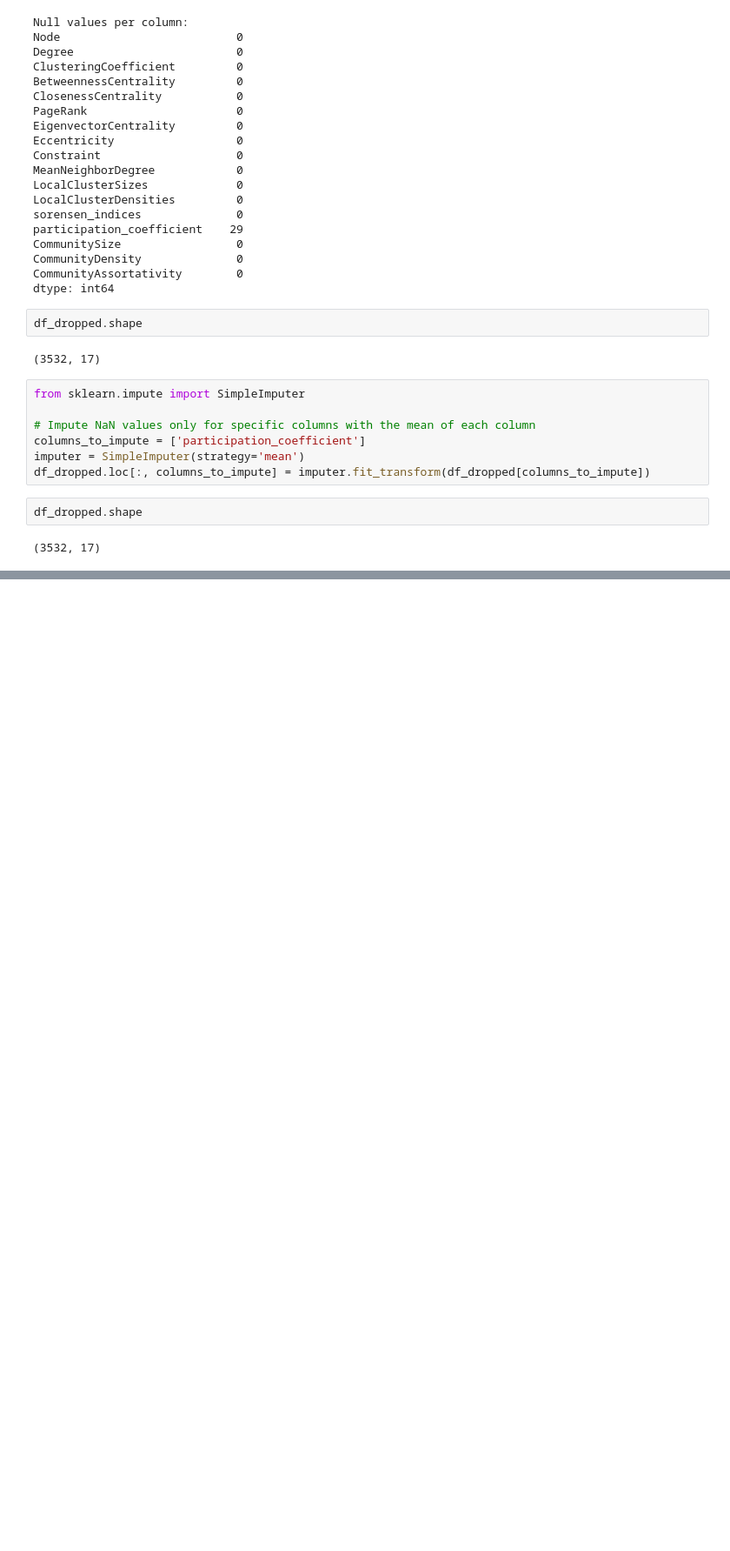
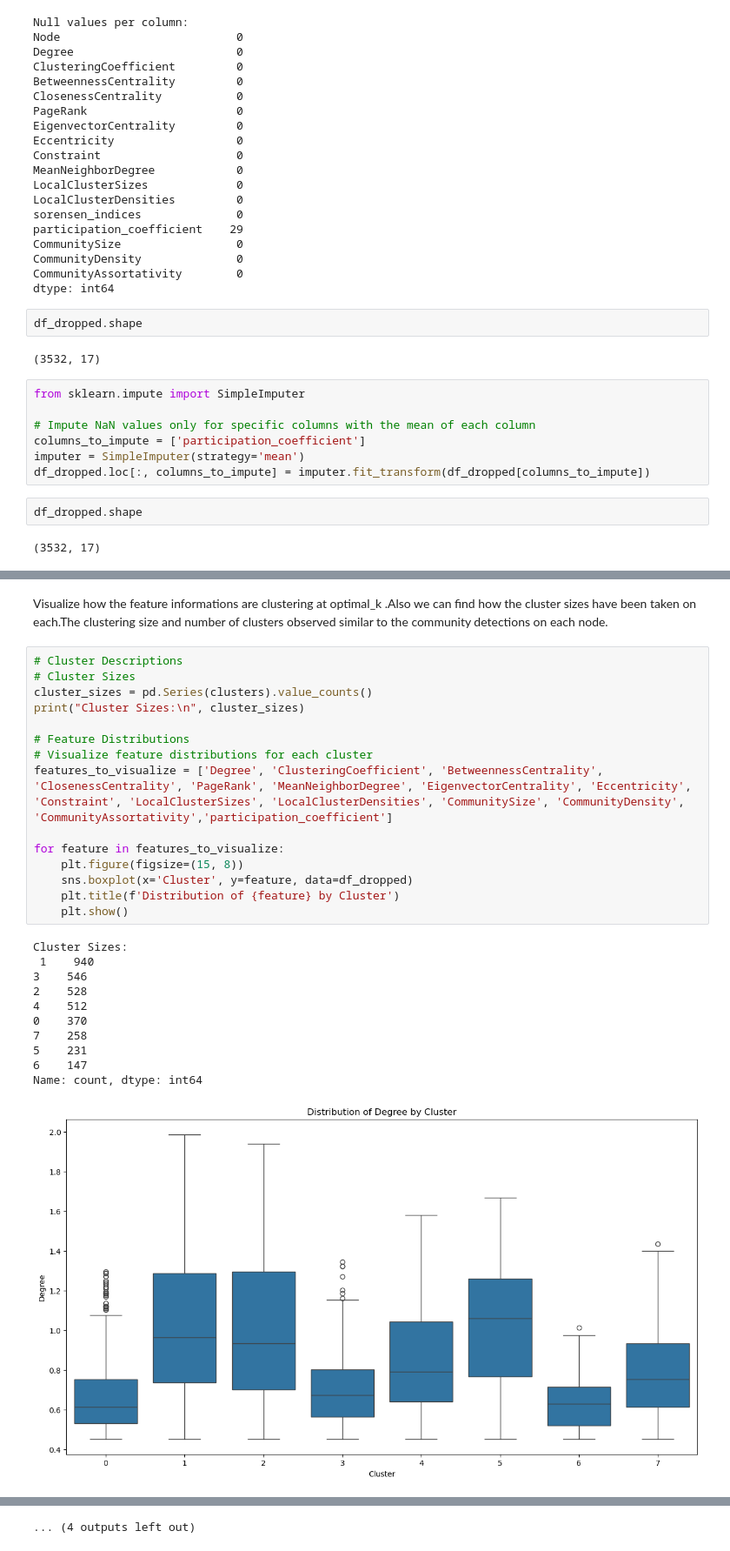
Before and after one commit to PSswathi/aai-510-group2-final-project, a Jupyter notebook: aai-510-group2-final-project-swathi-0605.ipynb, the cells around one changed output, grey strips where cells are left out. Shown at 87% size. Drawn from its saved outputs; the diff is of its cells as text; blank space fills up the shorter version.

```diff
--- a/aai-510-group2-final-project-swathi-0603.ipynb
+++ b/aai-510-group2-final-project-swathi-0605.ipynb
@@ -809,0 +935,29 @@ Best K: 2, Silhouette Score: 0.6474
+# %% [markdown]
+Visualize how the feature informations are clustering at optimal_k .Also we can find how the cluster sizes have been taken on each.The clustering size and number of clusters observed similar to the community detections on each node.
+# %%
+# Cluster Descriptions
+# Cluster Sizes
+cluster_sizes = pd.Series(clusters).value_counts()
+print("Cluster Sizes:\n", cluster_sizes)
+
+# Feature Distributions
+# Visualize feature distributions for each cluster
+features_to_visualize = ['Degree', 'ClusteringCoefficient', 'BetweennessCentrality', 'ClosenessCentrality', 'PageRank', 'MeanNeighborDegree', 'EigenvectorCentrality', 'Eccentricity', 'Constraint', 'LocalClusterSizes', 'LocalClusterDensities', 'CommunitySize', 'CommunityDensity', 'CommunityAssortativity','participation_coefficient']
+
+for feature in features_to_visualize:
+    plt.figure(figsize=(15, 8))
+    sns.boxplot(x='Cluster', y=feature, data=df_dropped)
+    plt.title(f'Distribution of {feature} by Cluster')
+    plt.show()
+# %% [output]
+Cluster Sizes:
+ 1    940
+3    546
+2    528
+4    512
+0    370
+7    258
+5    231
+6    147
+Name: count, dtype: int64
+[figure, added]
@@ -809,0 +974 @@ Best K: 2, Silhouette Score: 0.6474
+... (4 outputs left out)
```
Also changed, not shown: parts of 32 cells of this notebook.
